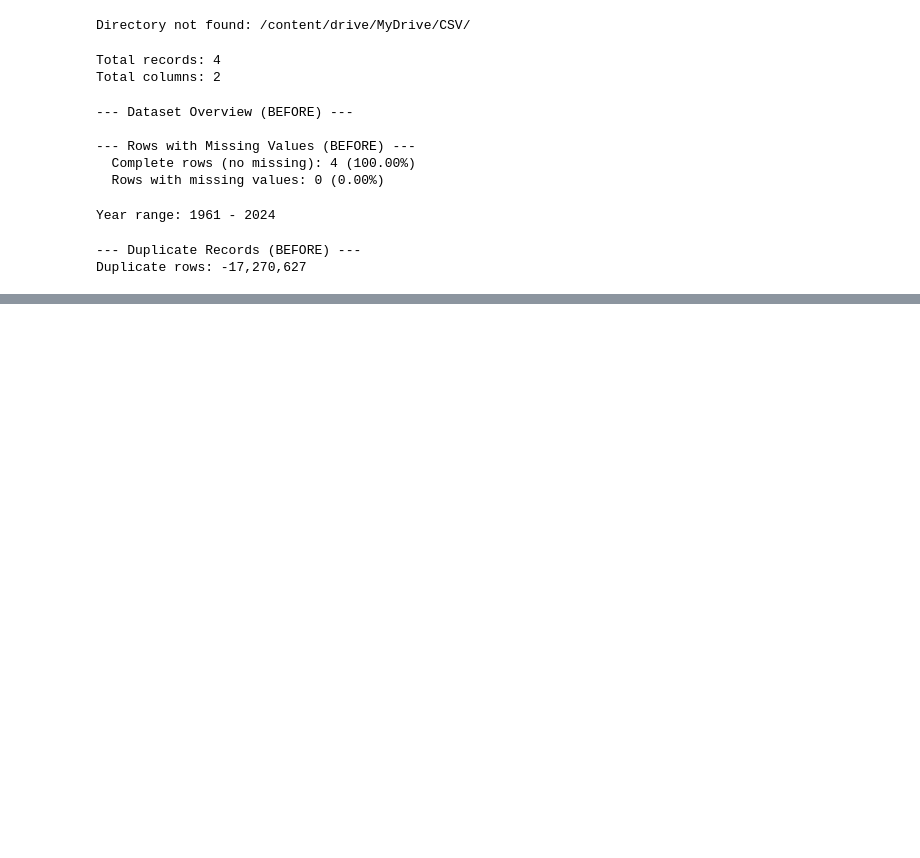
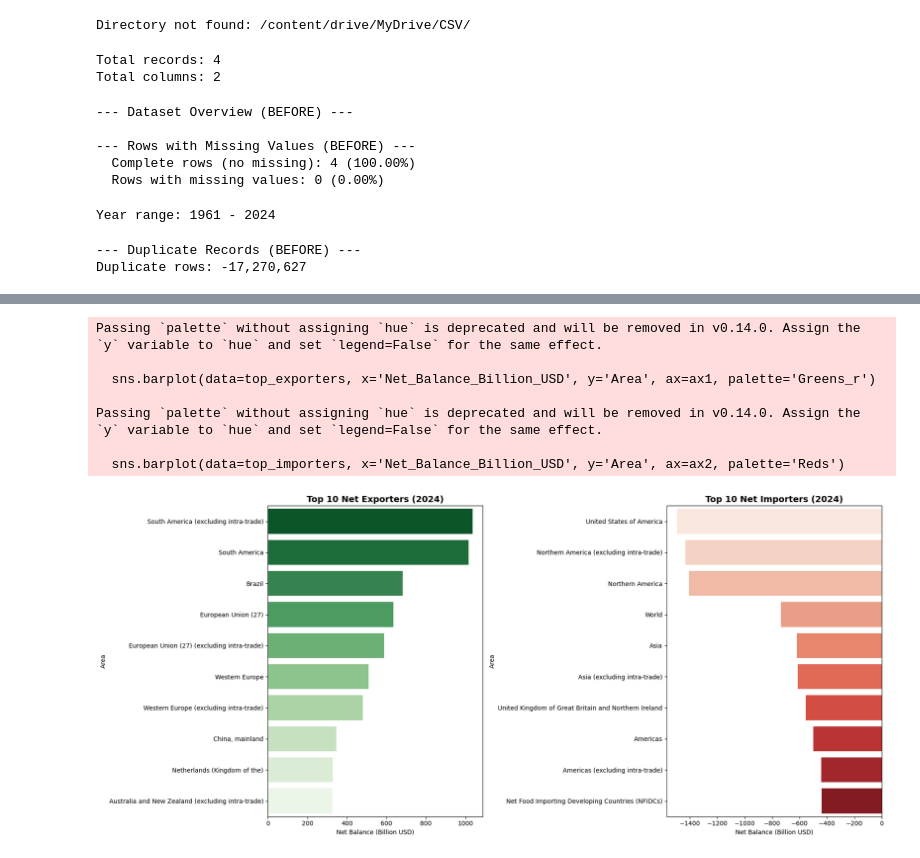
Before and after one commit to prodigal94/food-safe-bots, a Jupyter notebook: EDA.ipynb, the cells around one changed output, grey strips where cells are left out. Saved outputs shown, nothing was run; the diff lists cells and outputs as text; code cells hidden in the pictures; blank space fills up the shorter version.

```diff
--- a/EDA.ipynb
+++ b/EDA.ipynb
@@ -231,0 +359,35 @@ plt.show()
+# %%
+import matplotlib.pyplot as plt
+import seaborn as sns
+
+# Collect data for visualization
+# We check if trade_balance exists to provide a better error message if needed
+if 'trade_balance' in globals():
+    top_exporters = trade_balance.limit(10).toPandas()
+    top_importers = trade_balance.orderBy("Net_Balance_Billion_USD").limit(10).toPandas()
+
+    fig, (ax1, ax2) = plt.subplots(1, 2, figsize=(18, 8))
+
+    # Plot Top 10 Net Exporters
+    sns.barplot(data=top_exporters, x='Net_Balance_Billion_USD', y='Area', ax=ax1, palette='Greens_r')
+    ax1.set_title(f'Top 10 Net Exporters ({latest_year})', fontsize=14, fontweight='bold')
+    ax1.set_xlabel('Net Balance (Billion USD)')
+
+    # Plot Top 10 Net Importers
+    sns.barplot(data=top_importers, x='Net_Balance_Billion_USD', y='Area', ax=ax2, palette='Reds')
+    ax2.set_title(f'Top 10 Net Importers ({latest_year})', fontsize=14, fontweight='bold')
+    ax2.set_xlabel('Net Balance (Billion USD)')
+
+    plt.tight_layout()
+    plt.show()
+else:
+    print("Error: 'trade_balance' is not defined. Please run the calculation cell (JgSJQZ8OGllY) first.")
+# %% [output]
+Passing `palette` without assigning `hue` is deprecated and will be removed in v0.14.0. Assign the `y` variable to `hue` and set `legend=False` for the same effect.
+
+  sns.barplot(data=top_exporters, x='Net_Balance_Billion_USD', y='Area', ax=ax1, palette='Greens_r')
+
+Passing `palette` without assigning `hue` is deprecated and will be removed in v0.14.0. Assign the `y` variable to `hue` and set `legend=False` for the same effect.
+
+  sns.barplot(data=top_importers, x='Net_Balance_Billion_USD', y='Area', ax=ax2, palette='Reds')
+[figure, added]
```
Also changed, not shown: parts of 4 cells of this notebook.
